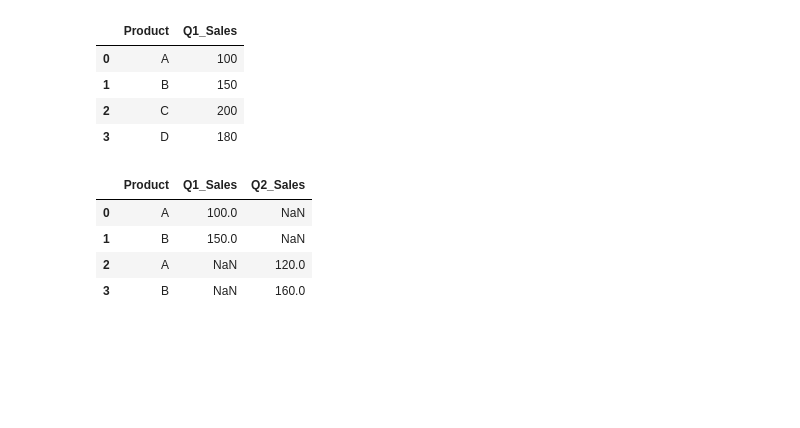
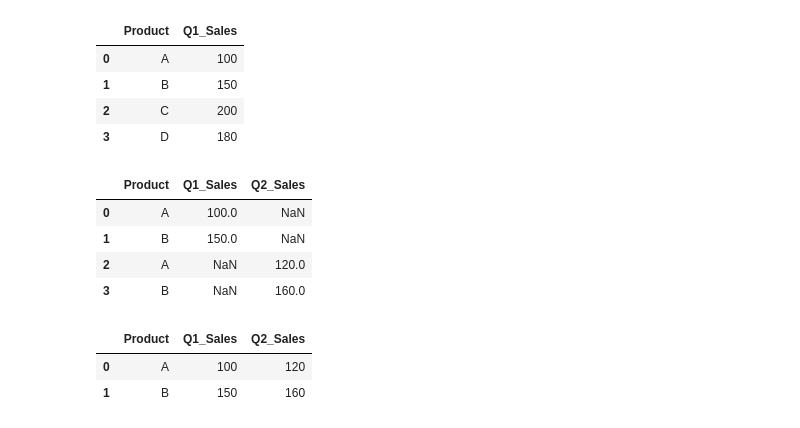
Before and after one commit to KEN-DATALABS/PROJECT-LIST, a Jupyter notebook: OneDrive/Documents/List Project/Project3.ipynb, the cells around one changed output. Saved outputs shown, nothing was run; the diff lists cells and outputs as text; code cells hidden in the pictures; blank space fills up the shorter version.

```diff
--- a/OneDrive/Documents/List Project/Project3.ipynb
+++ b/OneDrive/Documents/List Project/Project3.ipynb
@@ -716,6 +716,13 @@ df5.head()
 | 1 | B | 150.0 | NaN |
 | 2 | A | NaN | 120.0 |
 | 3 | B | NaN | 160.0 |
+# %%
+df6 = pd.merge(df1, df3, on  = 'Product')
+df6
+# %% [output]
+|  | Product | Q1_Sales | Q2_Sales |
+| 0 | A | 100 | 120 |
+| 1 | B | 150 | 160 |
 # %%
 # Merge on multiple columns
 sales = pd.DataFrame({
```
Also changed, not shown: parts of 1 cell of this notebook.
